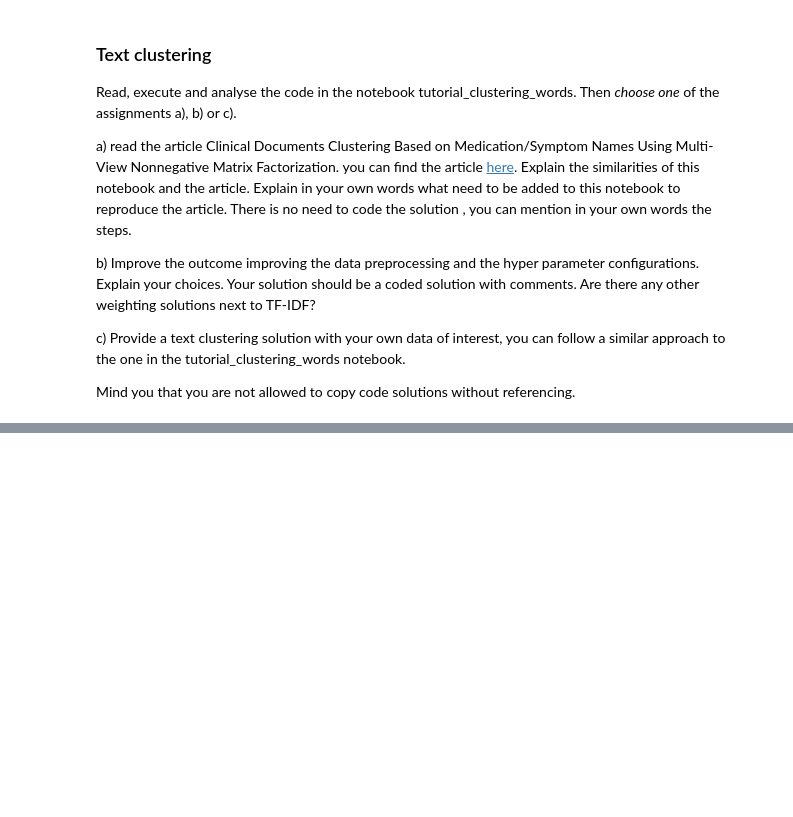
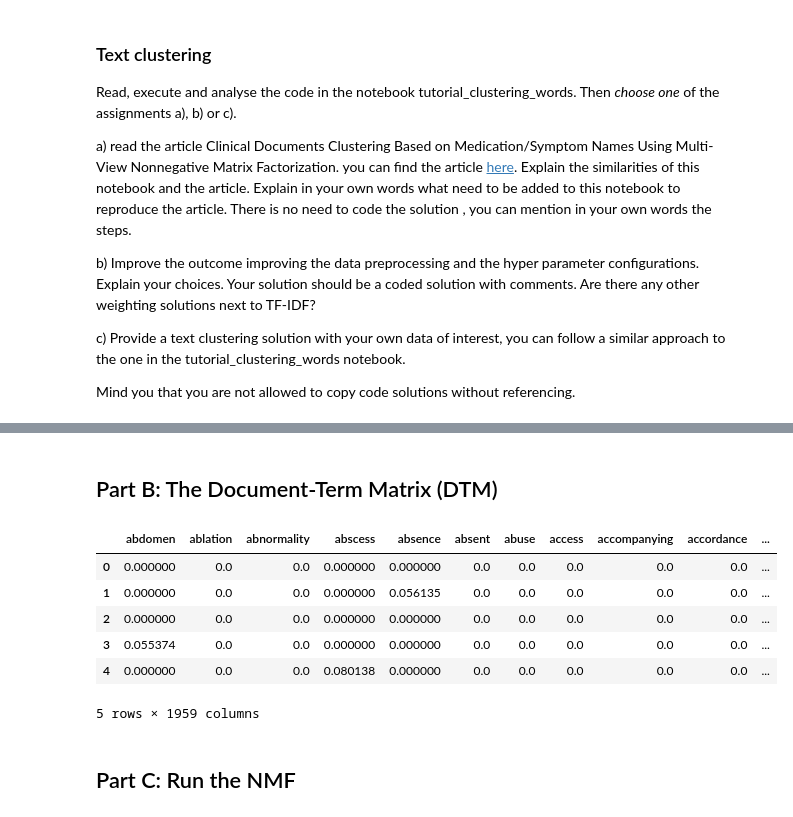
Before and after one commit to hesam989/HanzeDataScience3, a Jupyter notebook: UnsupervisedLearning/W2_Exercise.ipynb, the cells around one changed output, grey strips where cells are left out. Drawn from its saved outputs; the diff is of its cells as text; code cells hidden in the pictures; blank space fills up the shorter version.

```diff
--- a/UnsupervisedLearning/W2_Exercise.ipynb
+++ b/UnsupervisedLearning/W2_Exercise.ipynb
@@ -50,0 +147,25 @@ Mind you that you are not allowed to copy code solutions without referencing.
+# %%
+# Noun extract and lemmatize function
+def nouns(text):
+    '''Given a string of text, tokenize the text
+    and pull out only the nouns.'''
+    # create mask to isolate words that are nouns
+    is_noun = lambda pos: pos[:2] == 'NN'
+    # store function to split string of words
+    # into a list of words (tokens)
+    tokenized = word_tokenize(text)
+    # store function to lemmatize each word
+    wordnet_lemmatizer = WordNetLemmatizer()
+    # use list comprehension to lemmatize all words
+    # and create a list of all nouns
+    all_nouns = [wordnet_lemmatizer.lemmatize(word) \
+    for (word, pos) in pos_tag(tokenized) if is_noun(pos)]
+
+    #return string of joined list of nouns
+    return ' '.join(all_nouns)
+# %%
+# Clean Text
+df["text"] = df["text"].apply(cleaned)
+data_nouns = pd.DataFrame(df["text"].apply(nouns))
+# Visually Inspect
+data_nouns.head()
@@ -50,0 +179,23 @@ Mind you that you are not allowed to copy code solutions without referencing.
+# %% [markdown]
+## Part B: The Document-Term Matrix (DTM)
+# %%
+# Create a document-term matrix with only nouns
+# Store TF-IDF Vectorizer
+tv_noun = TfidfVectorizer(stop_words='english', ngram_range = (1,1), max_df = .8, min_df = .01)
+# Fit and Transform speech noun text to a TF-IDF Doc-Term Matrix
+data_tv_noun = tv_noun.fit_transform(data_nouns.text)
+# Create data-frame of Doc-Term Matrix with nouns as column names
+data_dtm_noun = pd.DataFrame(data_tv_noun.toarray(), columns=tv_noun.get_feature_names_out())
+data_dtm_noun.index = df.index
+# Visually inspect Document Term Matrix
+data_dtm_noun.head()
+# %% [output]
+|  | abdomen | ablation | abnormality | abscess | absence | absent | abuse | access | accompanying | accordance | ... |
+| 0 | 0.000000 | 0.0 | 0.0 | 0.000000 | 0.000000 | 0.0 | 0.0 | 0.0 | 0.0 | 0.0 | ... |
+| 1 | 0.000000 | 0.0 | 0.0 | 0.000000 | 0.056135 | 0.0 | 0.0 | 0.0 | 0.0 | 0.0 | ... |
+| 2 | 0.000000 | 0.0 | 0.0 | 0.000000 | 0.000000 | 0.0 | 0.0 | 0.0 | 0.0 | 0.0 | ... |
+| 3 | 0.055374 | 0.0 | 0.0 | 0.000000 | 0.000000 | 0.0 | 0.0 | 0.0 | 0.0 | 0.0 | ... |
+| 4 | 0.000000 | 0.0 | 0.0 | 0.080138 | 0.000000 | 0.0 | 0.0 | 0.0 | 0.0 | 0.0 | ... |
+5 rows × 1959 columns
+# %% [markdown]
+## Part C: Run the NMF
```
Also changed, not shown: parts of 13 cells of this notebook, 2 other files.
